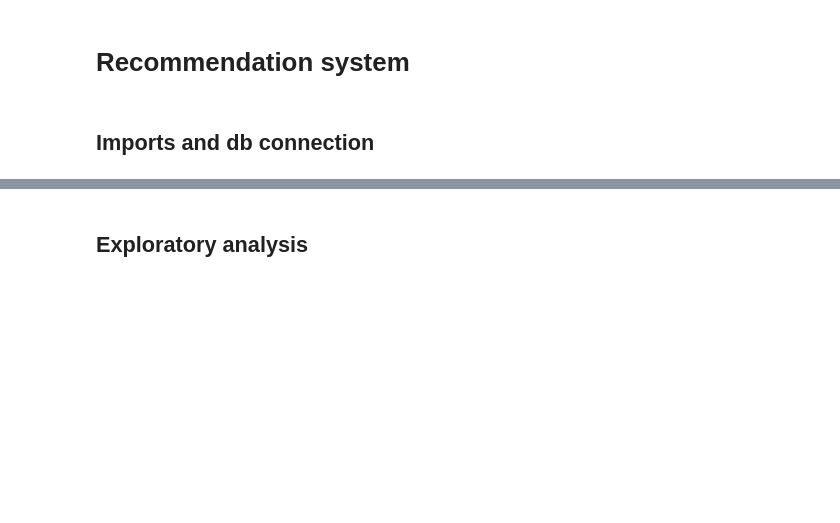
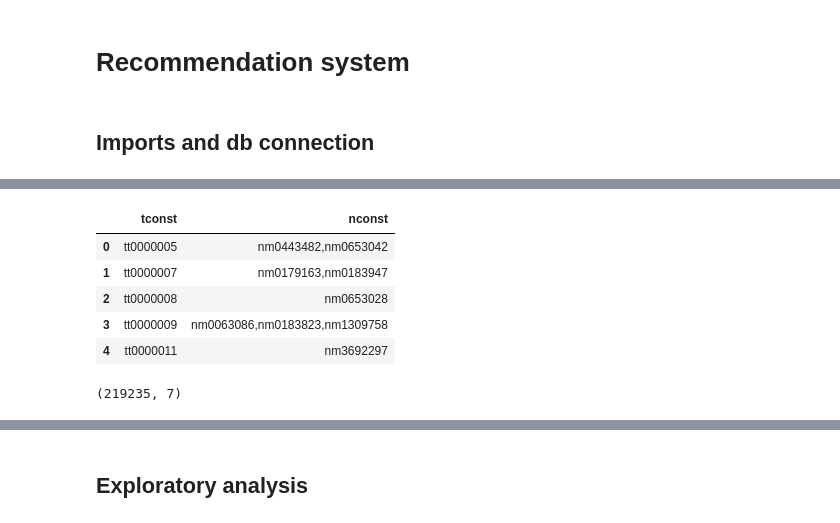
Before and after one commit to tanialemos/recommender-system, a Jupyter notebook: nb-test.ipynb, the cells around one changed output, grey strips where cells are left out. Saved outputs shown, nothing was run; the diff lists cells and outputs as text; code cells hidden in the pictures; blank space fills up the shorter version.

```diff
--- a/nb-test.ipynb
+++ b/nb-test.ipynb
@@ -27,0 +55,16 @@ df = pd.DataFrame.from_records(data=data, columns=col)
+# %%
+# merge actors with same movie id in same column
+groupby = df_actors.groupby('tconst')['nconst'].apply(','.join).reset_index()
+groupby.head()
+# %% [output]
+|  | tconst | nconst |
+| 0 | tt0000005 | nm0443482,nm0653042 |
+| 1 | tt0000007 | nm0179163,nm0183947 |
+| 2 | tt0000008 | nm0653028 |
+| 3 | tt0000009 | nm0063086,nm0183823,nm1309758 |
+| 4 | tt0000011 | nm3692297 |
+# %%
+df = pd.merge(df_movies, groupby, how='left', on='tconst')
+df.shape
+# %% [output]
+(219235, 7)
```
Also changed, not shown: parts of 43 cells of this notebook, 2 other files.
